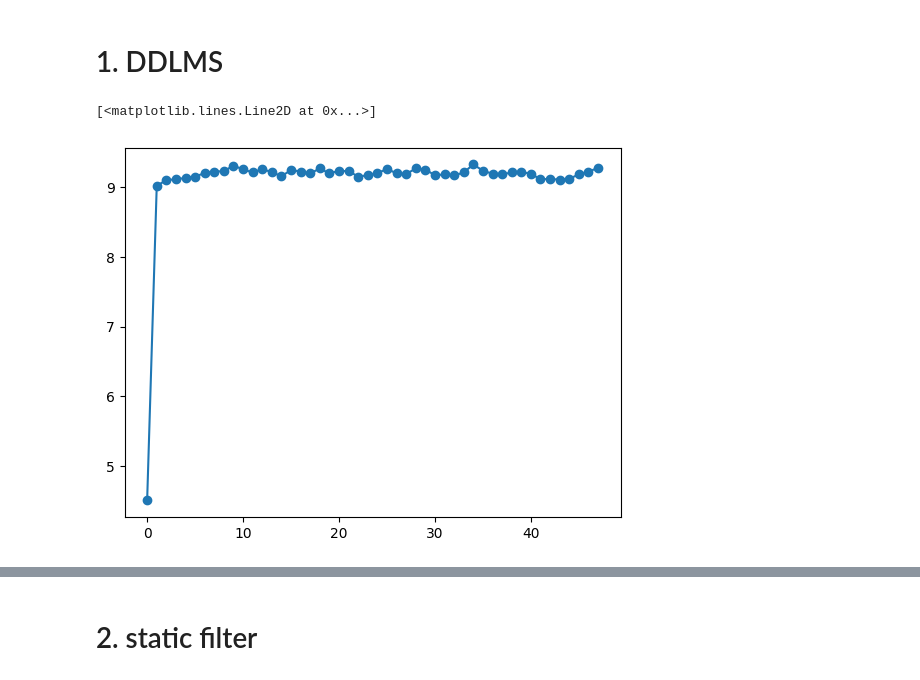
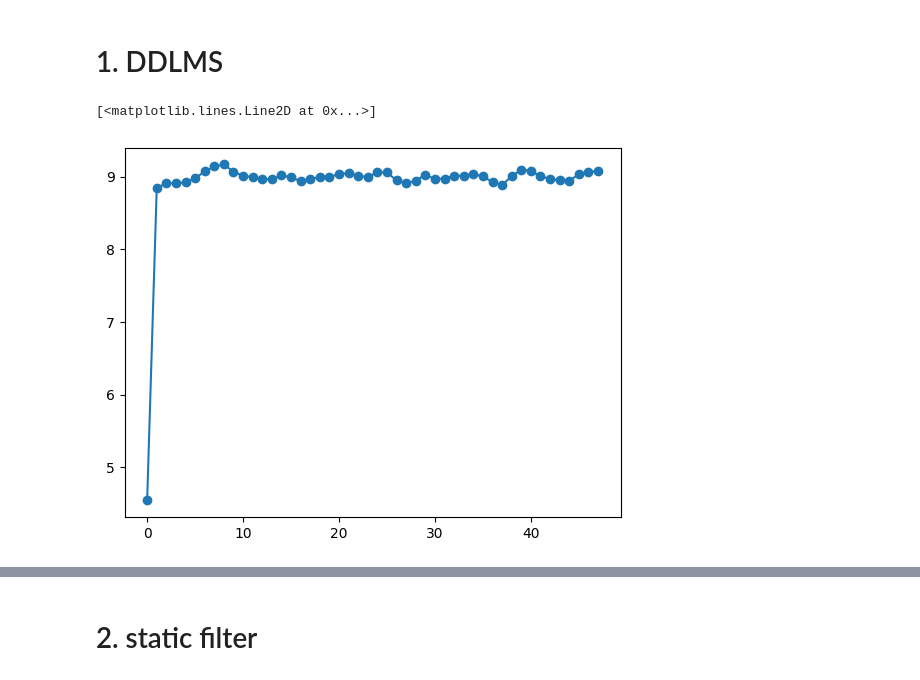
Before and after one commit to xinyuxiao113/TorchFiber, a Jupyter notebook: train_ADF.ipynb, the cells around one changed output, grey strips where cells are left out. Saved outputs shown, nothing was run; the diff lists cells and outputs as text; code cells hidden in the pictures.

```diff
--- a/train_ADF.ipynb
+++ b/train_ADF.ipynb
@@ -32,13 +32,13 @@ def Q_path(Rx, Tx, Ntest=10000, stride=10000):
 # 1. DDLMS
 # %%
 with h5py.File('dataset_A800/test.h5', 'r') as f:
-    grp = get_grp(f, 11, 80, 3, 500000, 4.5, 1.2, 2000)
+    grp = get_grp(f, 21, 80, 2, 500000, 4.5, 1.2, 2000)
     Q1 = Q_path(grp['Rx_DBP64DDLMS(taps=32,lr=[0.015625, 0.0078125])'][0], grp['Tx'][0,7:-8], Ntest=20000)
 plt.plot(Q1, '-o')
 # plt.ylim(8, 10)
 # %% [output]
 [<matplotlib.lines.Line2D at 0x...>]
-[figure, old version]
+[figure, new version]
 # %%
 test_data = MyDataset('dataset_A800/test.h5', Nch=[21], Rs=[80], Pch=[2],Nmodes=2,
                       window_size=100000, strides=1, Nwindow=1, truncate=20000,
```
Also changed, not shown: parts of 29 cells of this notebook, 30 other files.
